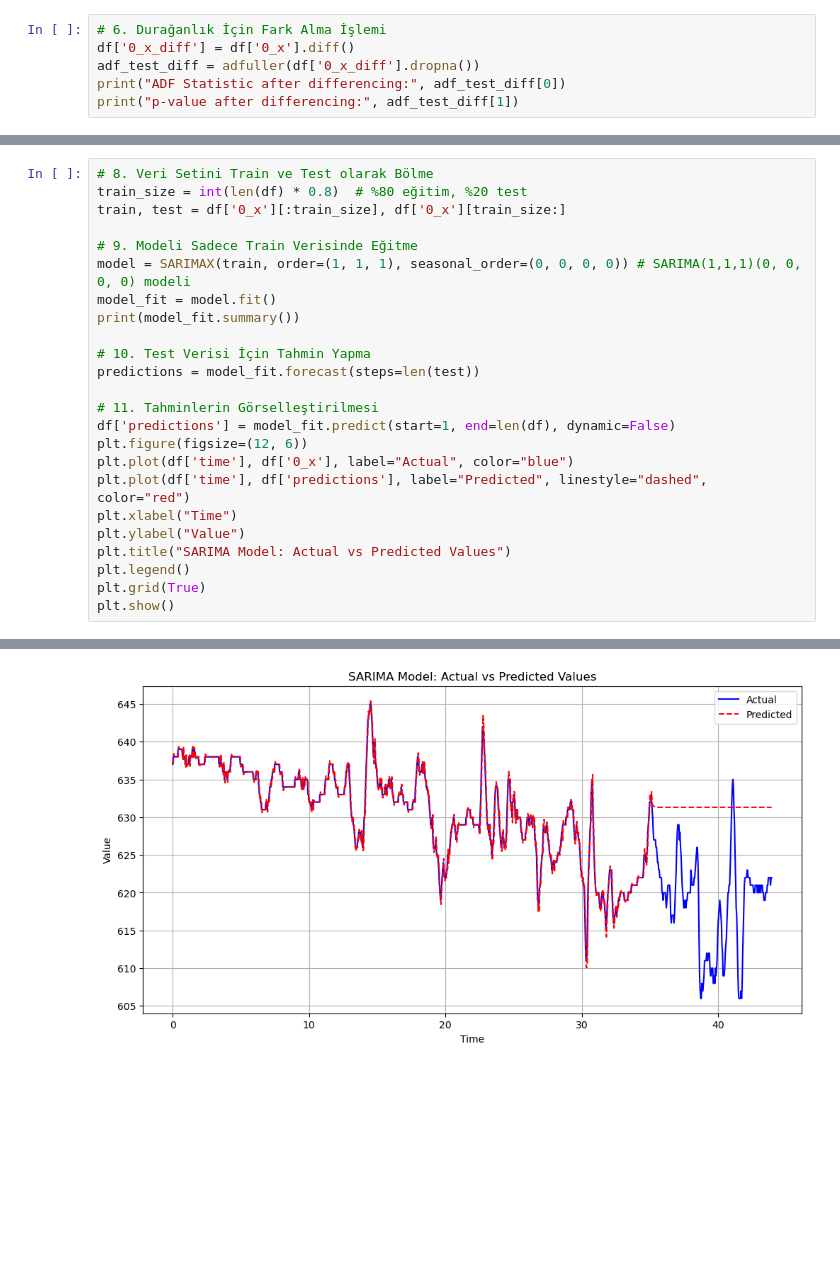
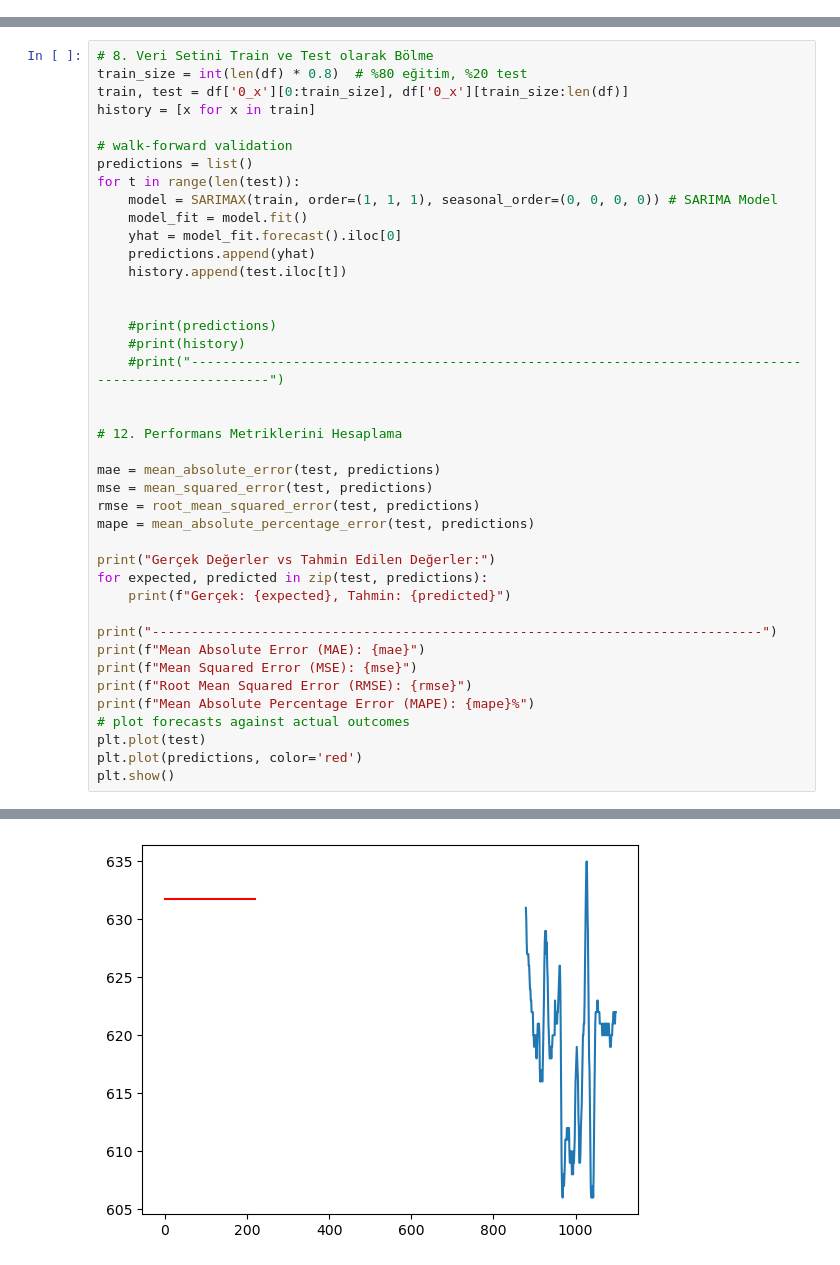
Before and after one commit to gozdenergiz/time-series-models, a Jupyter notebook: SARIMA_model_statsmodels.ipynb, the cells around one changed output, grey strips where cells are left out. Cells and saved outputs as stored; diff of their text form; blank space fills up the shorter version.

```diff
--- a/SARIMA_model_statsmodels.ipynb
+++ b/SARIMA_model_statsmodels.ipynb
@@ -63,6 +54,0 @@ plt.show()
-# %%
-# 6. Durağanlık İçin Fark Alma İşlemi
-df['0_x_diff'] = df['0_x'].diff()
-adf_test_diff = adfuller(df['0_x_diff'].dropna())
-print("ADF Statistic after differencing:", adf_test_diff[0])
-print("p-value after differencing:", adf_test_diff[1])
@@ -83,25 +55,42 @@ plt.show()
 # %%
 # 8. Veri Setini Train ve Test olarak Bölme
 train_size = int(len(df) * 0.8)  # %80 eğitim, %20 test
-train, test = df['0_x'][:train_size], df['0_x'][train_size:]
+train, test = df['0_x'][0:train_size], df['0_x'][train_size:len(df)]
+history = [x for x in train]
 
-# 9. Modeli Sadece Train Verisinde Eğitme
-model = SARIMAX(train, order=(1, 1, 1), seasonal_order=(0, 0, 0, 0)) # SARIMA(1,1,1)(0, 0, 0, 0) modeli
-model_fit = model.fit()
-print(model_fit.summary())
+# walk-forward validation
+predictions = list()
+for t in range(len(test)):
+    model = SARIMAX(train, order=(1, 1, 1), seasonal_order=(0, 0, 0, 0)) # SARIMA Model
+    model_fit = model.fit()
+    yhat = model_fit.forecast().iloc[0]
+    predictions.append(yhat)
+    history.append(test.iloc[t])
 
-# 10. Test Verisi İçin Tahmin Yapma
-predictions = model_fit.forecast(steps=len(test))
 
-# 11. Tahminlerin Görselleştirilmesi
-df['predictions'] = model_fit.predict(start=1, end=len(df), dynamic=False)
-plt.figure(figsize=(12, 6))
-plt.plot(df['time'], df['0_x'], label="Actual", color="blue")
-plt.plot(df['time'], df['predictions'], label="Predicted", linestyle="dashed", color="red")
-plt.xlabel("Time")
-plt.ylabel("Value")
-plt.title("SARIMA Model: Actual vs Predicted Values")
-plt.legend()
-plt.grid(True)
+    #print(predictions)
+    #print(history)
+    #print("----------------------------------------------------------------------------------------------------")
+
+
+# 12. Performans Metriklerini Hesaplama
+
+mae = mean_absolute_error(test, predictions)
+mse = mean_squared_error(test, predictions)
+rmse = root_mean_squared_error(test, predictions)
+mape = mean_absolute_percentage_error(test, predictions)
+
+print("Gerçek Değerler vs Tahmin Edilen Değerler:")
+for expected, predicted in zip(test, predictions):
+    print(f"Gerçek: {expected}, Tahmin: {predicted}")
+
+print("------------------------------------------------------------------------------")
+print(f"Mean Absolute Error (MAE): {mae}")
+print(f"Mean Squared Error (MSE): {mse}")
+print(f"Root Mean Squared Error (RMSE): {rmse}")
+print(f"Mean Absolute Percentage Error (MAPE): {mape}%")
+# plot forecasts against actual outcomes
+plt.plot(test)
+plt.plot(predictions, color='red')
 plt.show()
 # %% [output]
@@ -125 +114 @@ Warnings:
-[figure, old version]
+[figure, new version]
```
Also changed, not shown: parts of 11 cells of this notebook, 14 other files.
